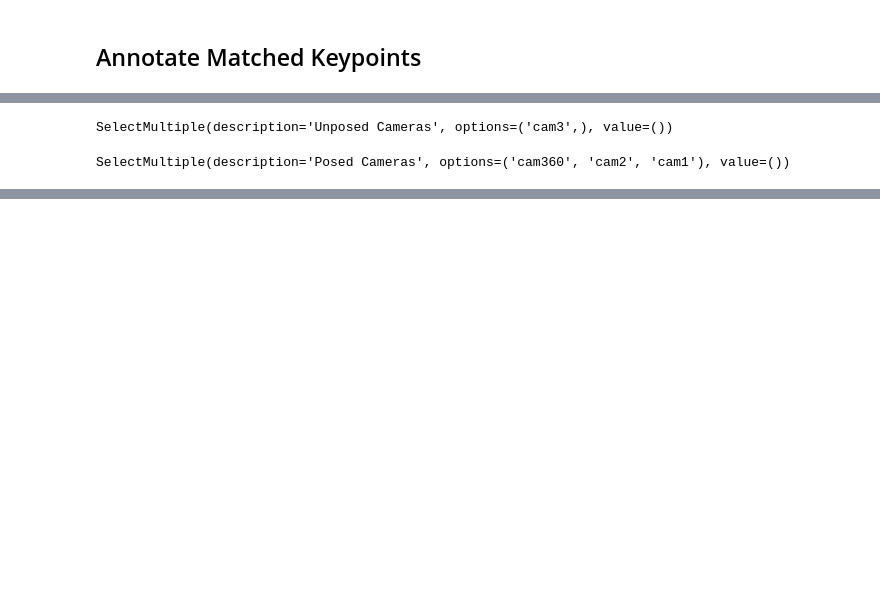
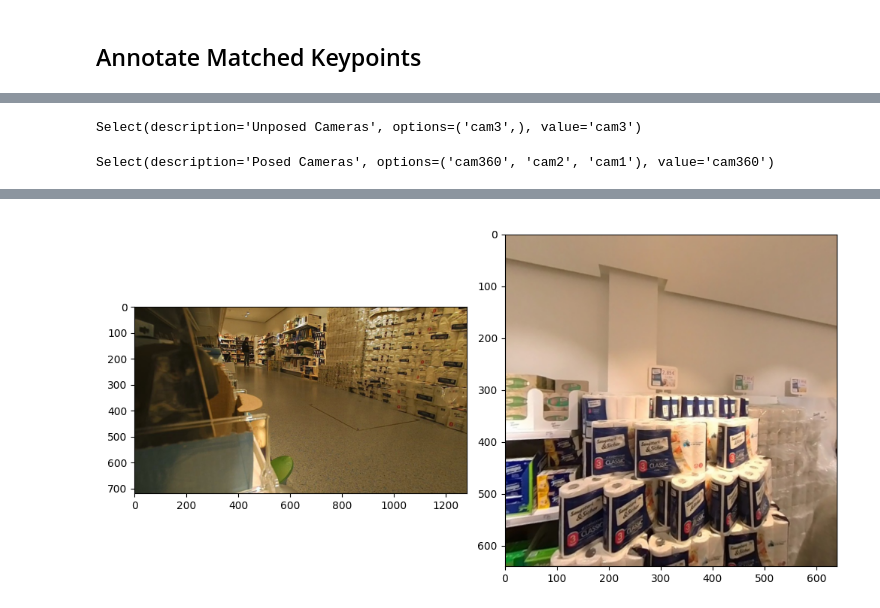
Before and after one commit to cvlab-epfl/MARMOT, a Jupyter notebook: code/0-calibration/pose_manual.ipynb, the cells around one changed output, grey strips where cells are left out. Cells and saved outputs as stored; diff of their text form; code cells hidden in the pictures; blank space fills up the shorter version.

```diff
--- a/code/0-calibration/pose_manual.ipynb
+++ b/code/0-calibration/pose_manual.ipynb
@@ -167,14 +178,16 @@ opensfm
 # %%
-unposed_selector = widgets.SelectMultiple(
+from IPython.display import display, clear_output
+
+unposed_selector = widgets.Select(
     options=unposed_cameras,
-    value=[],
+    value=unposed_cameras[0],
     description='Unposed Cameras',
     disabled=False
 )
 
-posed_selector = widgets.SelectMultiple(
+posed_selector = widgets.Select(
     options=posed_cameras,
-    value=[],
+    value=posed_cameras[0],
     description='Posed Cameras',
     disabled=False
 )
@@ -207,39 +220,52 @@ posed_slider = widgets.IntSlider(
 display(unposed_selector)
 display(posed_selector)
 
+# Create an Output widget for the sliders
+slider_output = widgets.Output()
+
+posed_images = []
+unposed_images = []
+
+fig, axs = plt.subplots(1, 2, figsize=(10, 5))
+
 
 def set_img_sliders(*args):
     # clear previous sliders
-    # unposed_slider.close()
-
-    # posed_slider.close()
+    # Create an Output widget for the sliders
+    slider_output.clear_output(wait=True)
 
     # update sliders with new values
-    unposed_slider.max = len(unposed_cameras[unposed_selector.value])
-    posed_slider.max = len(posed_cameras[posed_selector.value])
+    unposed_slider.max = len(images[unposed_selector.value]) - 1
+    posed_slider.max = len(images[posed_selector.value]) - 1
 
-
-
-    display(unposed_slider)
-    display(posed_slider)
+    # load the images
+    with slider_output:
+        display(unposed_slider)
+        display(posed_slider)
 
 
 def render(*args):
-    print(unposed_selector.value)
-    print(posed_selector.value)
-    print(interval_dropdown.value)
+    # print(unposed_selector.value, posed_selector.value)
+    axs[0].imshow(images[unposed_selector.value][unposed_slider.value])
+    axs[1].imshow(images[posed_selector.value][posed_slider.value])
 
 
+display(slider_output)
 
 unposed_selector.observe(render, 'value')
 posed_selector.observe(render, 'value')
 interval_dropdown.observe(render, 'value')
+posed_slider.observe(render, 'value')
+unposed_slider.observe(render, 'value')
 
 posed_selector.observe(set_img_sliders, 'value')
 unposed_selector.observe(set_img_sliders, 'value')
 
+set_img_sliders()
+render()
 
-
+# set tight layout
+plt.tight_layout()
 
 
 # image_names = os.listdir(os.path.join(data_root, '0-calibration', interval_dropdown.value, 'images'))
@@ -250,5 +276,5 @@ unposed_selector.observe(set_img_sliders, 'value')
 #     else:
 #         posed_cameras[image_name.split('_')[0]].add_image(image_name)
 # %% [output]
-SelectMultiple(description='Unposed Cameras', options=('cam3',), value=())
+Select(description='Unposed Cameras', options=('cam3',), value='cam3')
-SelectMultiple(description='Posed Cameras', options=('cam360', 'cam2', 'cam1'), value=())
+Select(description='Posed Cameras', options=('cam360', 'cam2', 'cam1'), value='cam360')
@@ -254,0 +282 @@ SelectMultiple(description='Posed Cameras', options=('cam360', 'cam2', 'cam1'),
+[figure, added]
```
Also changed, not shown: parts of 5 cells of this notebook, 3 other files.
